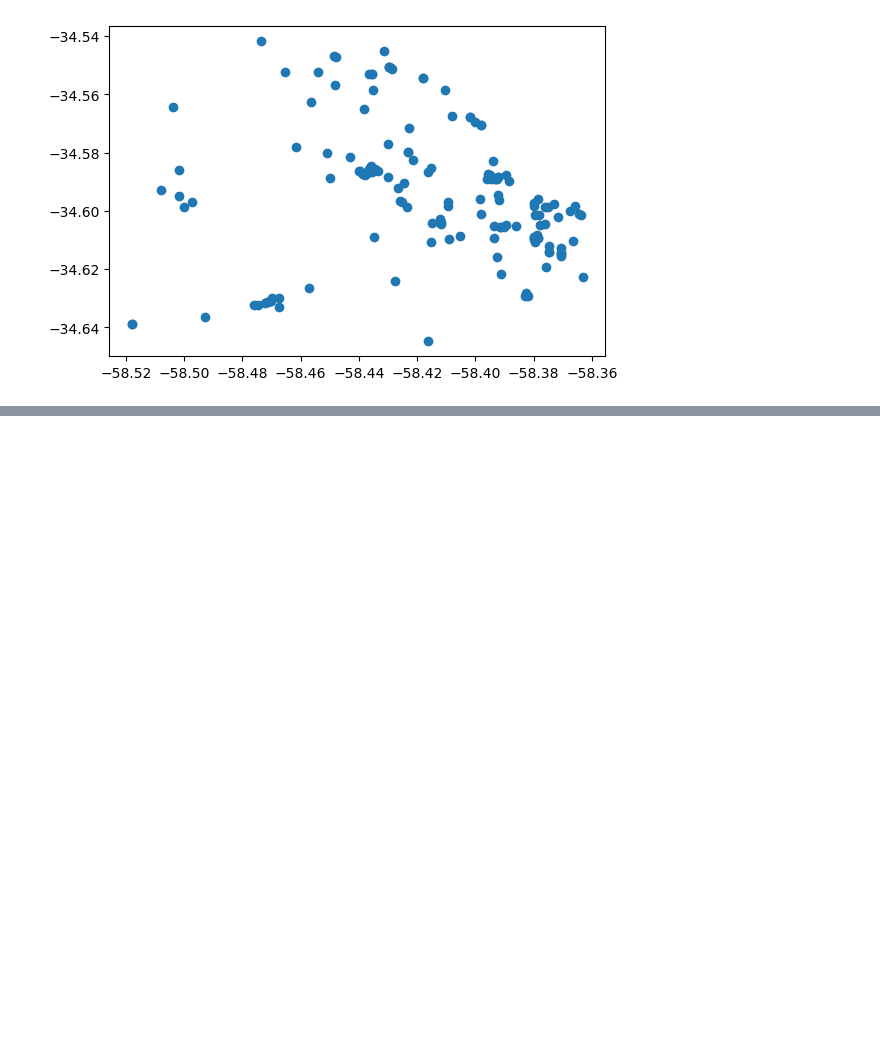
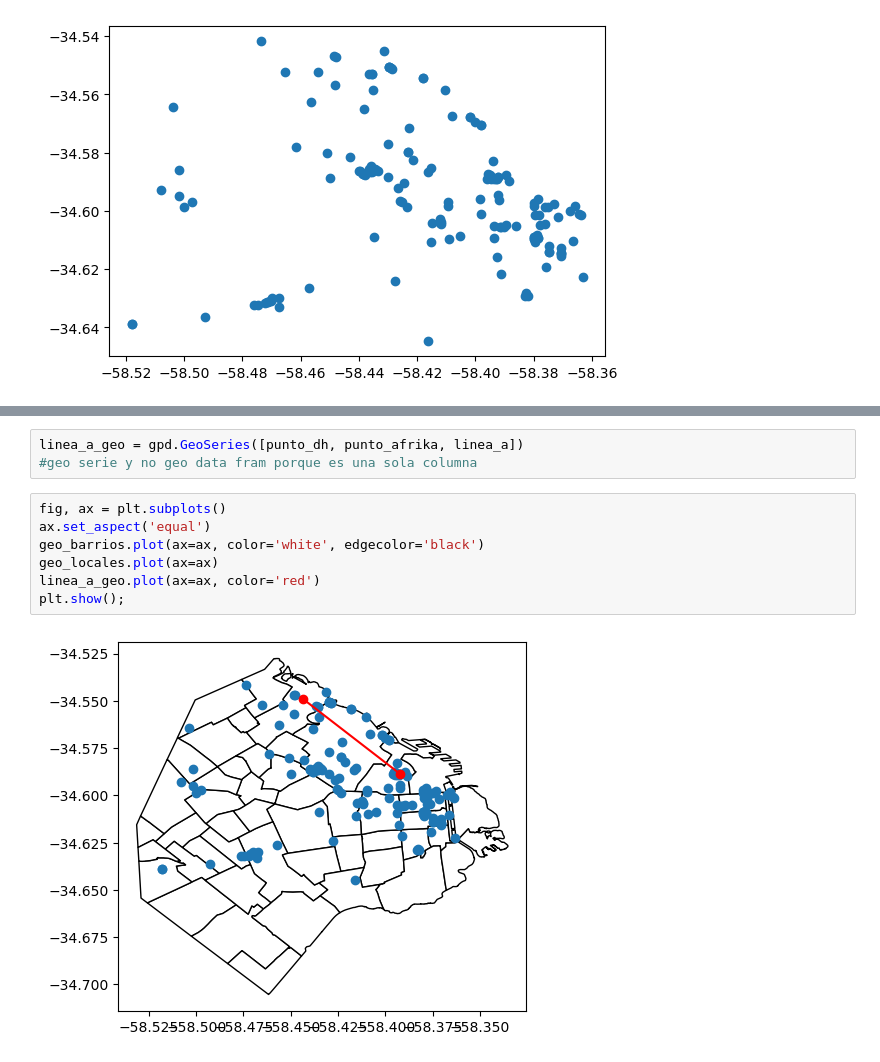
Before and after one commit to Facundo-Peloso/Practica-de-Clases, a Jupyter notebook: clase_07/dsad_2021/M1/CLASE_07_GeoPandas/Notebooks/clase7-mia.ipynb, the cells around one changed output, grey strips where cells are left out. Cells and saved outputs as stored; diff of their text form; blank space fills up the shorter version.

```diff
--- a/clase_07/dsad_2021/M1/CLASE_07_GeoPandas/Notebooks/clase7-mia.ipynb
+++ b/clase_07/dsad_2021/M1/CLASE_07_GeoPandas/Notebooks/clase7-mia.ipynb
@@ -17,0 +94,12 @@ geo_locales.plot()
+# %%
+linea_a_geo = gpd.GeoSeries([punto_dh, punto_afrika, linea_a])
+#geo serie y no geo data fram porque es una sola columna
+# %%
+fig, ax = plt.subplots()
+ax.set_aspect('equal')
+geo_barrios.plot(ax=ax, color='white', edgecolor='black')
+geo_locales.plot(ax=ax)
+linea_a_geo.plot(ax=ax, color='red')
+plt.show();
+# %% [output]
+[figure, added]
```
Also changed, not shown: parts of 20 cells of this notebook.
